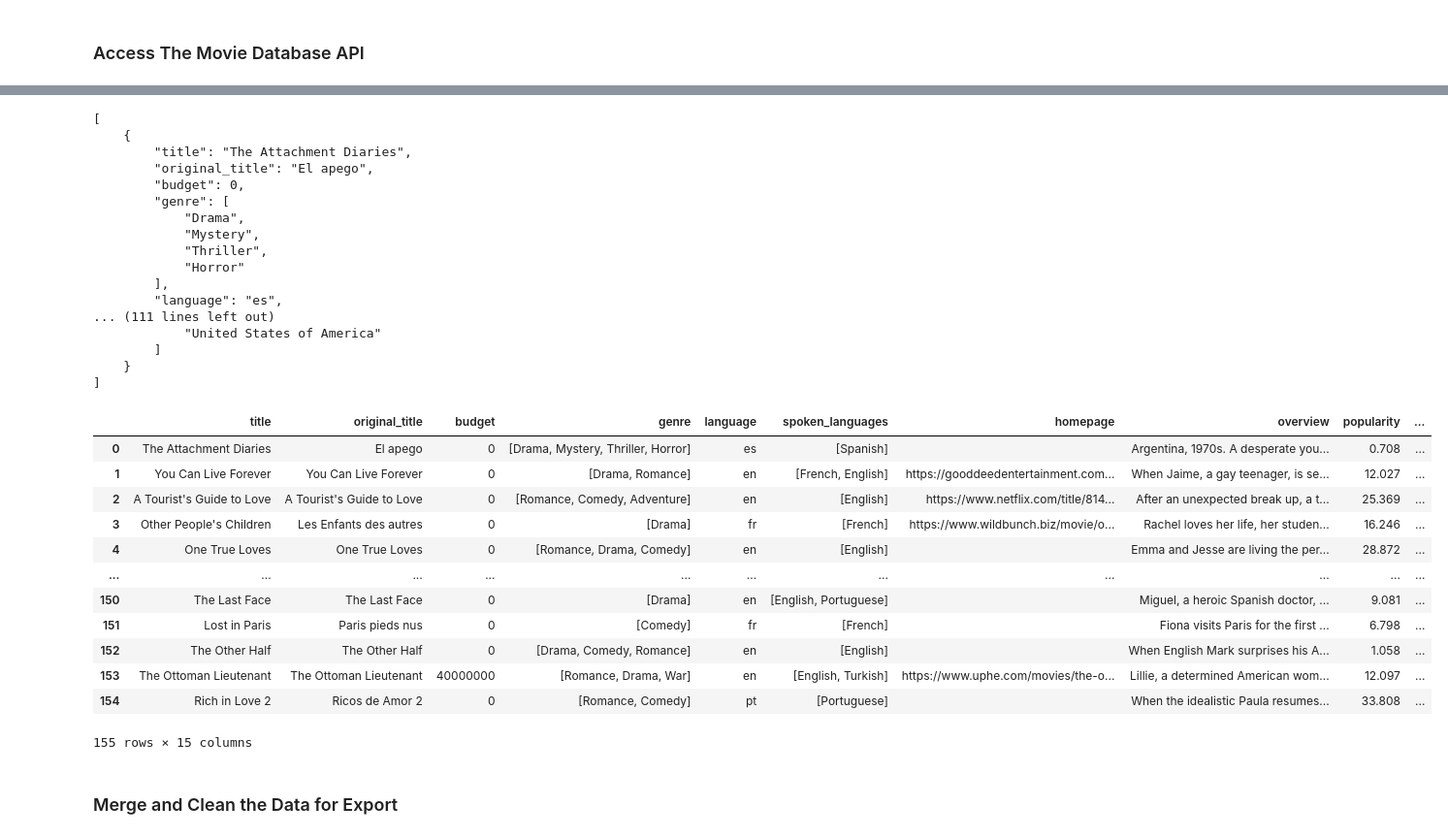
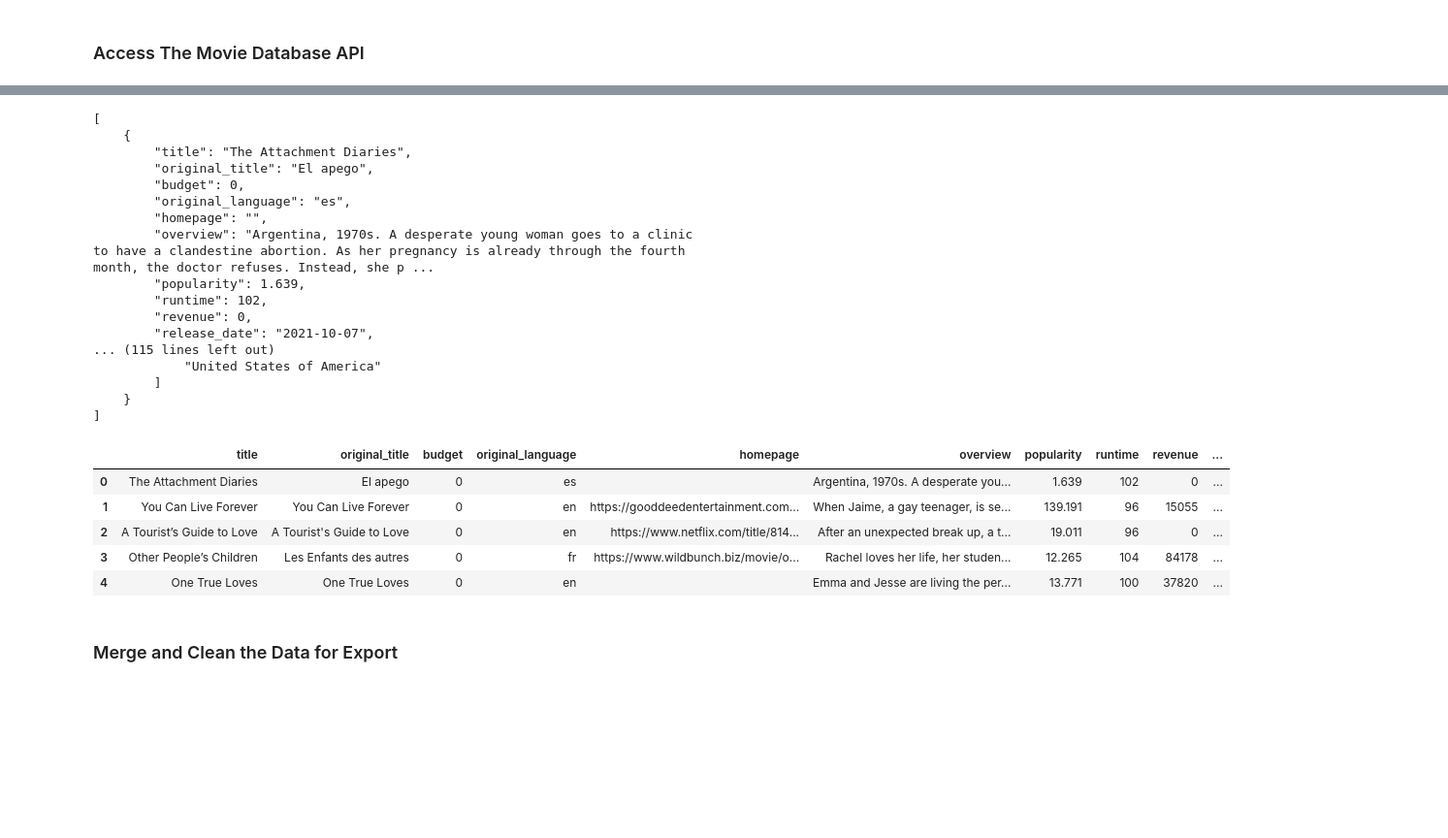
Before and after one commit to CaseyClay/data-sourcing-challenge, a Jupyter notebook: M6_Starter_Code/retrieve_movie_data.ipynb, the cells around one changed output, grey strips where cells are left out. Shown: that part at 97% size. Cells and saved outputs as stored; diff of their text form; code cells hidden in the pictures; blank space fills up the shorter version.

```diff
--- a/M6_Starter_Code/retrieve_movie_data.ipynb
+++ b/M6_Starter_Code/retrieve_movie_data.ipynb
@@ -125,8 +171,12 @@ Checked page 19
 # %%
+
+
+nyt_reviews_df['title'] = nyt_reviews_df['headline.main'].apply(lambda st: st[st.find("\u2018")+1:st.find("\u2019 Review")])
 # Extract the title from the "headline.main" column and
 # save it to a new column "title"
 # Title is between unicode characters \u2018 and \u2019.
 # End string should include " Review" to avoid cutting title early
+nyt_reviews_df.head()
 # %% [output]
 |  | web_url | snippet | source | keywords | pub_date | word_count | headline.main | headline.kicker | ... |
 | 0 | https://www.nytimes.com/2023/05/2... | A gynecologist and her patient fo... | The New York Times | [{'name': 'subject', 'value': 'Mo... | 2023-05-25T11:00:03+0000 | 295 | ‘The Attachment Diaries’ Review: ... | None | ... |
@@ -153,6 +196,9 @@ def extract_keywords(keyword_list):
     return extracted_keywords
 
 # Fix the "keywords" column by converting cells from a list to a string
+nyt_reviews_df['keywords'] = nyt_reviews_df['keywords'].apply(extract_keywords)
+
+nyt_reviews_df.head()
 # %% [output]
 |  | web_url | snippet | source | keywords | pub_date | word_count | headline.main | headline.kicker | ... |
 | 0 | https://www.nytimes.com/2023/05/2... | A gynecologist and her patient fo... | The New York Times | subject: Movies;creative_works: T... | 2023-05-25T11:00:03+0000 | 295 | ‘The Attachment Diaries’ Review: ... | None | ... |
@@ -170,6 +209,9 @@ def extract_keywords(keyword_list):
 # %%
 # Create a list from the "title" column using to_list()
 # These titles will be used in the query for The Movie Database
+titles = nyt_reviews_df['title']
+title_list = titles.to_list()
+title_list
 # %% [output]
 ['The Attachment Diaries',
  'What’s Love Got to Do With It?’ Probably a Lo',
@@ -194,3 +240,10 @@ def extract_keywords(keyword_list):
 # Prepare The Movie Database query
 url = "https://api.themoviedb.org/3/search/movie?query="
 tmdb_key_string = "&api_key=" + tmdb_api_key
+# %%
+movie_details_url = 'https://api.themoviedb.org/3/movie/'
+movie_details = requests.get(f'{movie_details_url}343611?{tmdb_key_string}')
+response_json = movie_details.json()
+print(json.dumps(response_json, indent=4))
+# # # movie_id = response_json['results'][0]['id']
+# # # movie_id
@@ -261,40 +353,36 @@ Kedi,’ Rekindling a ‘Love of Life not found.
 # %%
 # Preview the first 5 results in JSON format
 # Use json.dumps with argument indent=4 to format data
+print(json.dumps(tmdb_movie_list[:5], indent=4))
 # %% [output]
 [
     {
         "title": "The Attachment Diaries",
         "original_title": "El apego",
         "budget": 0,
-        "genre": [
-            "Drama",
-            "Mystery",
-            "Thriller",
-            "Horror"
-        ],
-        "language": "es",
-... (111 lines left out)
+        "original_language": "es",
+        "homepage": "",
+        "overview": "Argentina, 1970s. A desperate young woman goes to a clinic to have a clandestine abortion. As her pregnancy is already through the fourth month, the doctor refuses. Instead, she p ...
+        "popularity": 1.639,
+        "runtime": 102,
+        "revenue": 0,
+        "release_date": "2021-10-07",
+... (115 lines left out)
             "United States of America"
         ]
     }
 ]
 # %%
 # Convert the results to a DataFrame
+tmbd_df = pd.DataFrame(tmdb_movie_list)
+tmbd_df.head()
 # %% [output]
-|  | title | original_title | budget | genre | language | spoken_languages | homepage | overview | popularity | ... |
-| 0 | The Attachment Diaries | El apego | 0 | [Drama, Mystery, Thriller, Horror] | es | [Spanish] |  | Argentina, 1970s. A desperate you... | 0.708 | ... |
-| 1 | You Can Live Forever | You Can Live Forever | 0 | [Drama, Romance] | en | [French, English] | https://gooddeedentertainment.com... | When Jaime, a gay teenager, is se... | 12.027 | ... |
-| 2 | A Tourist's Guide to Love | A Tourist's Guide to Love | 0 | [Romance, Comedy, Adventure] | en | [English] | https://www.netflix.com/title/814... | After an unexpected break up, a t... | 25.369 | ... |
-| 3 | Other People's Children | Les Enfants des autres | 0 | [Drama] | fr | [French] | https://www.wildbunch.biz/movie/o... | Rachel loves her life, her studen... | 16.246 | ... |
-| 4 | One True Loves | One True Loves | 0 | [Romance, Drama, Comedy] | en | [English] |  | Emma and Jesse are living the per... | 28.872 | ... |
-| ... | ... | ... | ... | ... | ... | ... | ... | ... | ... | ... |
-| 150 | The Last Face | The Last Face | 0 | [Drama] | en | [English, Portuguese] |  | Miguel, a heroic Spanish doctor, ... | 9.081 | ... |
-| 151 | Lost in Paris | Paris pieds nus | 0 | [Comedy] | fr | [French] |  | Fiona visits Paris for the first ... | 6.798 | ... |
-| 152 | The Other Half | The Other Half | 0 | [Drama, Comedy, Romance] | en | [English] |  | When English Mark surprises his A... | 1.058 | ... |
-| 153 | The Ottoman Lieutenant | The Ottoman Lieutenant | 40000000 | [Romance, Drama, War] | en | [English, Turkish] | https://www.uphe.com/movies/the-o... | Lillie, a determined American wom... | 12.097 | ... |
-| 154 | Rich in Love 2 | Ricos de Amor 2 | 0 | [Romance, Comedy] | pt | [Portuguese] |  | When the idealistic Paula resumes... | 33.808 | ... |
+|  | title | original_title | budget | original_language | homepage | overview | popularity | runtime | revenue | ... |
+| 0 | The Attachment Diaries | El apego | 0 | es |  | Argentina, 1970s. A desperate you... | 1.639 | 102 | 0 | ... |
+| 1 | You Can Live Forever | You Can Live Forever | 0 | en | https://gooddeedentertainment.com... | When Jaime, a gay teenager, is se... | 139.191 | 96 | 15055 | ... |
+| 2 | A Tourist’s Guide to Love | A Tourist's Guide to Love | 0 | en | https://www.netflix.com/title/814... | After an unexpected break up, a t... | 19.011 | 96 | 0 | ... |
+| 3 | Other People’s Children | Les Enfants des autres | 0 | fr | https://www.wildbunch.biz/movie/o... | Rachel loves her life, her studen... | 12.265 | 104 | 84178 | ... |
+| 4 | One True Loves | One True Loves | 0 | en |  | Emma and Jesse are living the per... | 13.771 | 100 | 37820 | ... |
-155 rows × 15 columns
 # %% [markdown]
 ### Merge and Clean the Data for Export
 # %%
```
Also changed, not shown: parts of 15 cells of this notebook.
